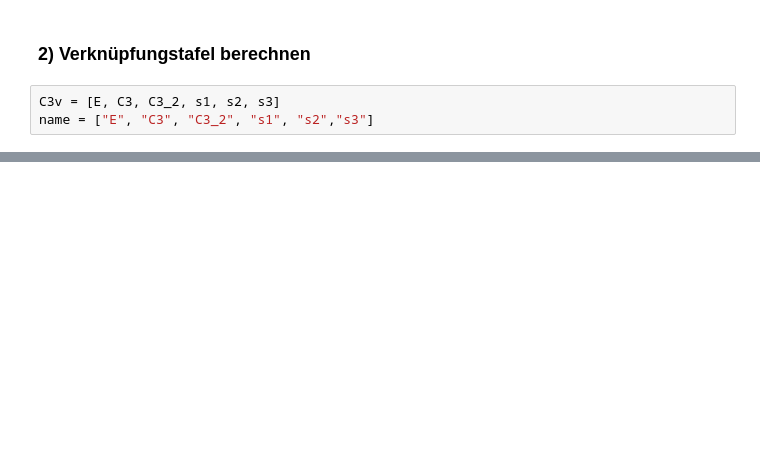
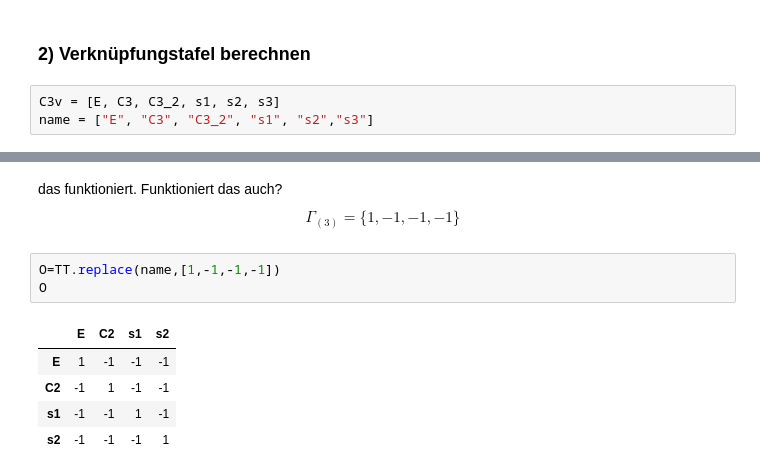
Before and after one commit to yungsalami2/Gruppentheorie, a Jupyter notebook: code.ipynb, the cells around one changed output, grey strips where cells are left out. Drawn from its saved outputs; the diff is of its cells as text; blank space fills up the shorter version.

```diff
--- a/code.ipynb
+++ b/code.ipynb
@@ -177,0 +277,12 @@ TT.set_axis(name, axis="index")
+# %% [markdown]
+das funktioniert. Funktioniert das auch?
+$$ \Gamma_{(3)} = \{1,-1,-1,-1\}  $$
+# %%
+O=TT.replace(name,[1,-1,-1,-1])
+O
+# %% [output]
+|  | E | C2 | s1 | s2 |
+| E | 1 | -1 | -1 | -1 |
+| C2 | -1 | 1 | -1 | -1 |
+| s1 | -1 | -1 | 1 | -1 |
+| s2 | -1 | -1 | -1 | 1 |
```
Also changed, not shown: parts of 14 cells of this notebook, 3 other files.
